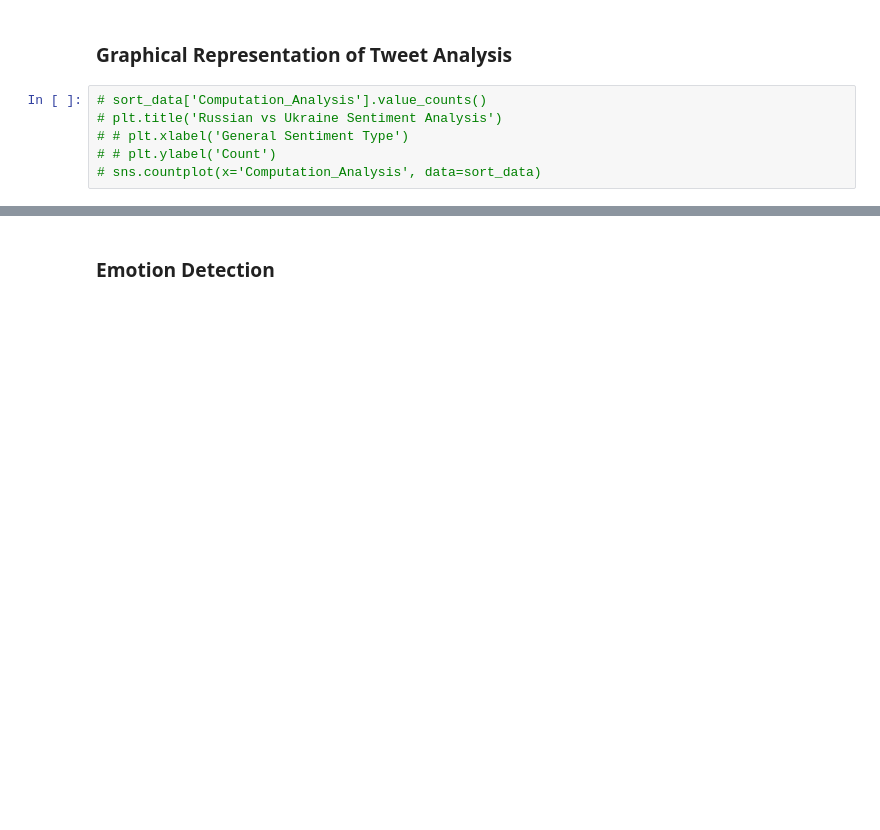
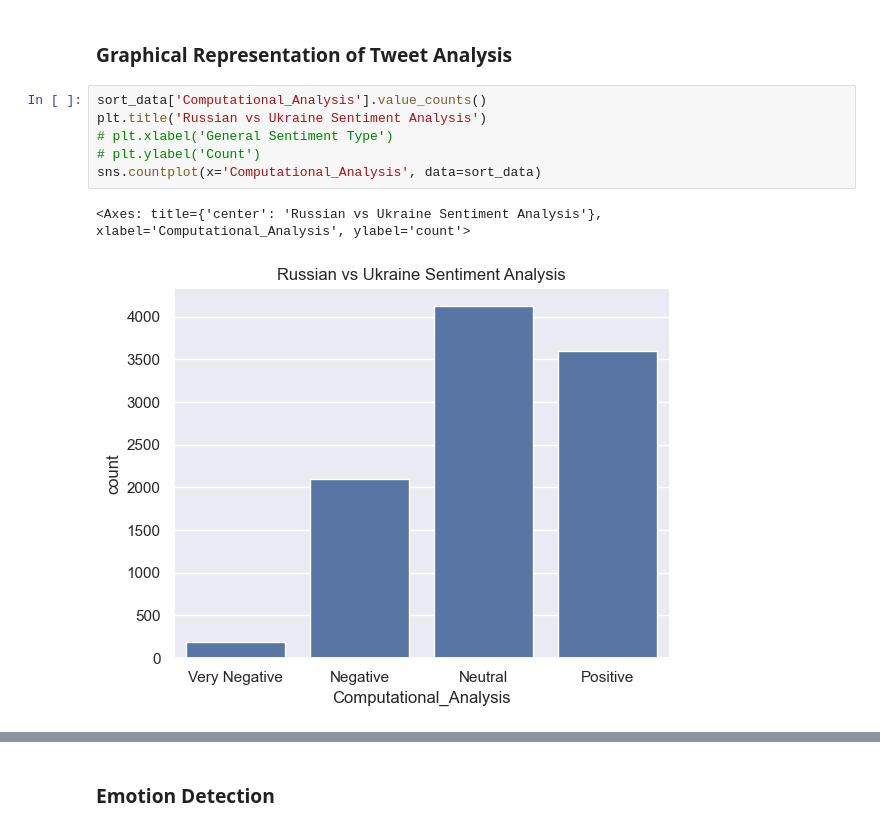
Before and after one commit to Bahbunb/MY-DAC-Curriculum, a Jupyter notebook: DAC-008_Intro_To_NLP/DAC-008_Sentiment_Analysis_1_Student.ipynb, the cells around one changed output, grey strips where cells are left out. Cells and saved outputs as stored; diff of their text form; blank space fills up the shorter version.

```diff
--- a/DAC-008_Intro_To_NLP/DAC-008_Sentiment_Analysis_1_Student.ipynb
+++ b/DAC-008_Intro_To_NLP/DAC-008_Sentiment_Analysis_1_Student.ipynb
@@ -457,10 +499,13 @@ fig.show()
 # %% [markdown]
 ### Graphical Representation of Tweet Analysis
 # %%
-# sort_data['Computation_Analysis'].value_counts()
-# plt.title('Russian vs Ukraine Sentiment Analysis')
-# # plt.xlabel('General Sentiment Type')
-# # plt.ylabel('Count')
-# sns.countplot(x='Computation_Analysis', data=sort_data)
+sort_data['Computational_Analysis'].value_counts()
+plt.title('Russian vs Ukraine Sentiment Analysis')
+# plt.xlabel('General Sentiment Type')
+# plt.ylabel('Count')
+sns.countplot(x='Computational_Analysis', data=sort_data)
+# %% [output]
+<Axes: title={'center': 'Russian vs Ukraine Sentiment Analysis'}, xlabel='Computational_Analysis', ylabel='count'>
+[figure, added]
 # %%
 
```
Also changed, not shown: parts of 25 cells of this notebook.
